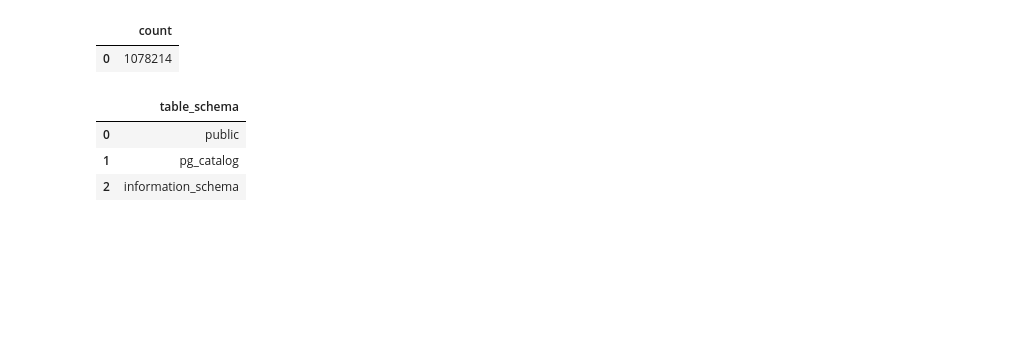
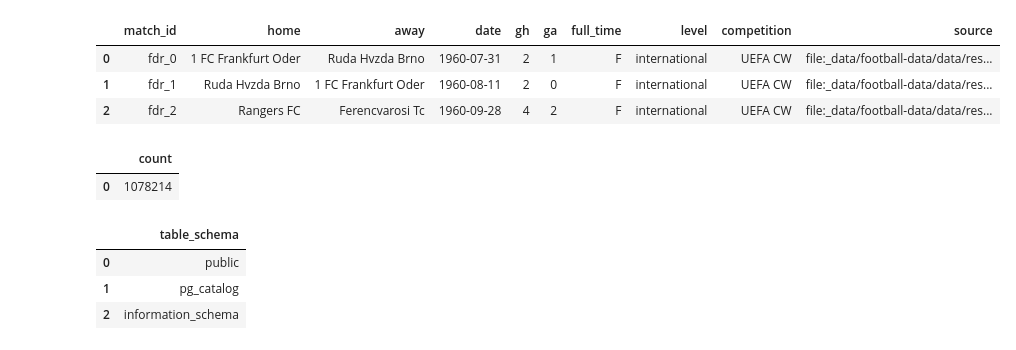
Before and after one commit to rosolimo212/sport, a Jupyter notebook: old_data.ipynb, the cells around one changed output. Drawn from its saved outputs; the diff is of its cells as text; code cells hidden in the pictures; blank space fills up the shorter version.

```diff
--- a/old_data.ipynb
+++ b/old_data.ipynb
@@ -381 +397,14 @@ NameError: name 'df_tot' is not defined
+# %%
+dl.get_data("""
+
+SELECT *
+FROM footbal_data_temp1
+limit 5
+
+""")
+# %% [output]
+|  | match_id | home | away | date | gh | ga | full_time | level | competition | source |
+| 0 | fdr_0 | 1 FC Frankfurt Oder | Ruda Hvzda Brno | 1960-07-31 | 2 | 1 | F | international | UEFA CW | file:_data/football-data/data/res... |
+| 1 | fdr_1 | Ruda Hvzda Brno | 1 FC Frankfurt Oder | 1960-08-11 | 2 | 0 | F | international | UEFA CW | file:_data/football-data/data/res... |
+| 2 | fdr_2 | Rangers FC | Ferencvarosi Tc | 1960-09-28 | 4 | 2 | F | international | UEFA CW | file:_data/football-data/data/res... |
 # %%
```
Also changed, not shown: parts of 12 cells of this notebook, 1 other file.
